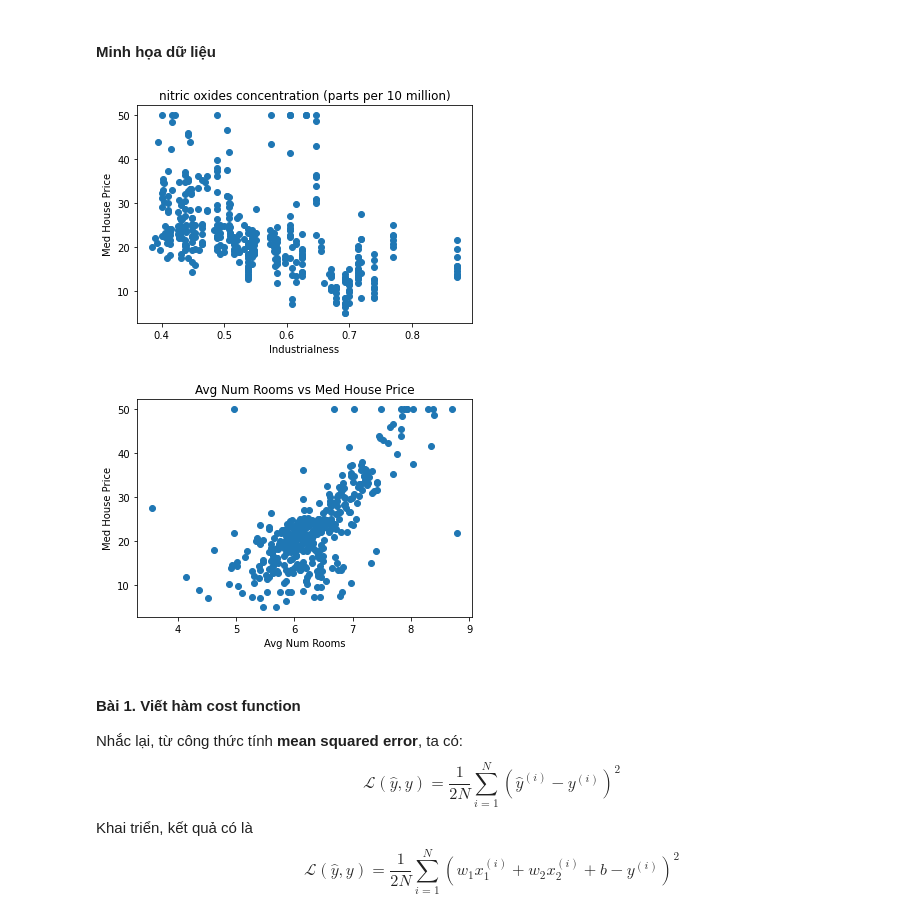
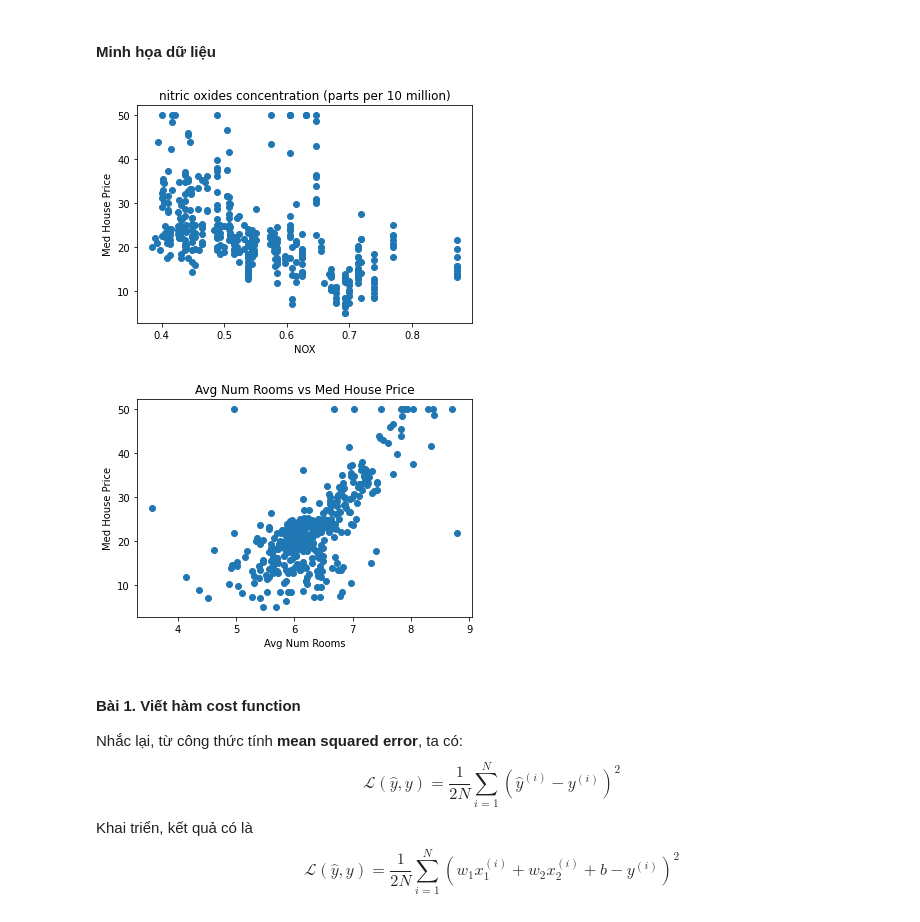
Before and after one commit to pbduy/MachineLearning, a Jupyter notebook: ex2_linreg_np/ex2_linreg_np.ipynb, the cells around one changed output. Cells and saved outputs as stored; diff of their text form; code cells hidden in the pictures.

```diff
--- a/ex2_linreg_np/ex2_linreg_np.ipynb
+++ b/ex2_linreg_np/ex2_linreg_np.ipynb
@@ -77,18 +77,18 @@ Tạm dịch
 # %%
 from utils_function import scatter_plot
 
 scatter_plot(raw_train_X[:, 0], train_Y,\
             title="nitric oxides concentration (parts per 10 million)",\
-            x_label = "Industrialness",\
+            x_label = "NOX",\
             y_label = "Med House Price")
 
 
 scatter_plot(raw_train_X[:, 1], train_Y,\
             title="Avg Num Rooms vs Med House Price",\
             x_label = "Avg Num Rooms",\
             y_label = "Med House Price")
 # %% [output]
-[figure, old version]
+[figure, new version]
 [figure]
 # %% [markdown]
 #### Bài 1. Viết hàm cost function
```
Also changed, not shown: parts of 11 cells of this notebook.
